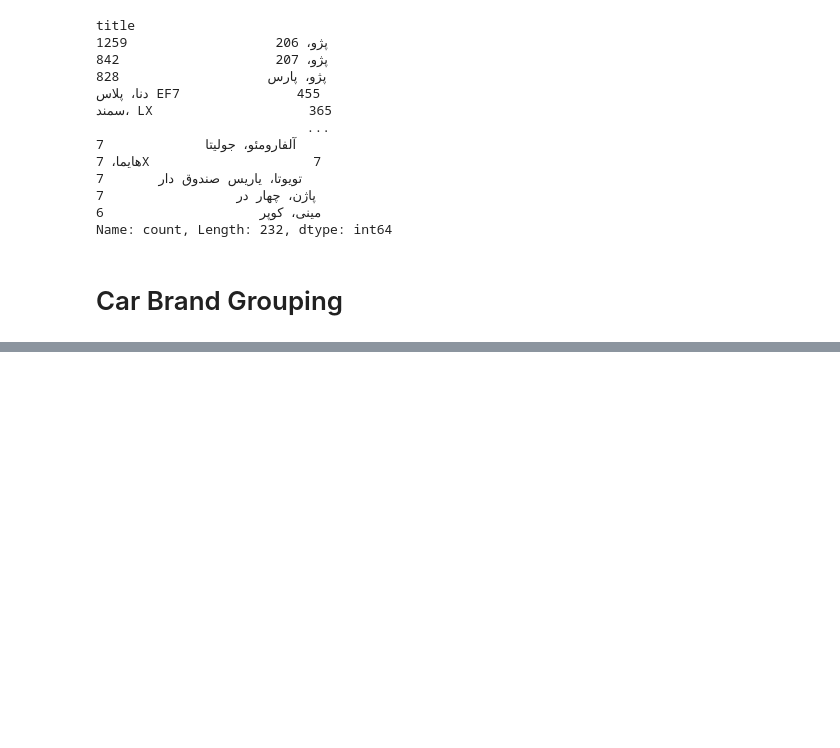
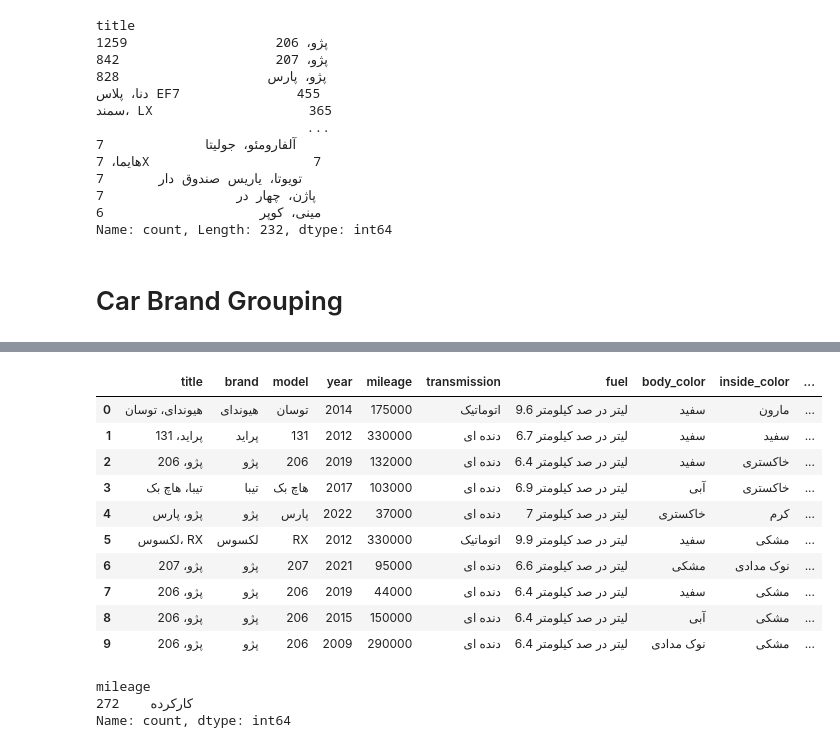
Before and after one commit to fatemehghorbanzadeh04/Machine-Learning-Project, a Jupyter notebook: preprocessing/data_preprocessing.ipynb, the cells around one changed output, grey strips where cells are left out. Cells and saved outputs as stored; diff of their text form; code cells hidden in the pictures; blank space fills up the shorter version.

```diff
--- a/preprocessing/data_preprocessing.ipynb
+++ b/preprocessing/data_preprocessing.ipynb
@@ -153,0 +174,6 @@ train.head(10)
+# %%
+shamsi = (train['year'] >= 1300)&(train['year'] <= 1499)
+miladi = (train['year'] >= 1900)&(train['year'] <= 2026)
+#miladi = shamsi + 621
+train.loc[shamsi, 'year'] = train.loc[shamsi, 'year'] + 621
+train['year'].value_counts()
@@ -153,0 +216,24 @@ train.head(10)
+# %%
+train['mileage'] = train['mileage'].str.replace(',','').str.replace('km', '').str.strip()
+train.head(10)
+# %% [output]
+|  | title | brand | model | year | mileage | transmission | fuel | body_color | inside_color | ... |
+| 0 | هیوندای، توسان | هیوندای | توسان | 2014 | 175000 | اتوماتیک | 9.6 لیتر در صد کیلومتر | سفید | مارون | ... |
+| 1 | پراید، 131 | پراید | 131 | 2012 | 330000 | دنده ای | 6.7 لیتر در صد کیلومتر | سفید | سفید | ... |
+| 2 | پژو، 206 | پژو | 206 | 2019 | 132000 | دنده ای | 6.4 لیتر در صد کیلومتر | سفید | خاکستری | ... |
+| 3 | تیبا، هاچ بک | تیبا | هاچ بک | 2017 | 103000 | دنده ای | 6.9 لیتر در صد کیلومتر | آبی | خاکستری | ... |
+| 4 | پژو، پارس | پژو | پارس | 2022 | 37000 | دنده ای | 7 لیتر در صد کیلومتر | خاکستری | کرم | ... |
+| 5 | لکسوس، RX | لکسوس | RX | 2012 | 330000 | اتوماتیک | 9.9 لیتر در صد کیلومتر | سفید | مشکی | ... |
+| 6 | پژو، 207 | پژو | 207 | 2021 | 95000 | دنده ای | 6.6 لیتر در صد کیلومتر | مشکی | نوک مدادی | ... |
+| 7 | پژو، 206 | پژو | 206 | 2019 | 44000 | دنده ای | 6.4 لیتر در صد کیلومتر | سفید | مشکی | ... |
+| 8 | پژو، 206 | پژو | 206 | 2015 | 150000 | دنده ای | 6.4 لیتر در صد کیلومتر | آبی | مشکی | ... |
+| 9 | پژو، 206 | پژو | 206 | 2009 | 290000 | دنده ای | 6.4 لیتر در صد کیلومتر | نوک مدادی | مشکی | ... |
+# %%
+train.loc[
+    pd.to_numeric(train['mileage'], errors='coerce').isna(),
+    'mileage'
+].value_counts()
+# %% [output]
+mileage
+کارکرده    272
+Name: count, dtype: int64
```
Also changed, not shown: parts of 35 cells of this notebook.
